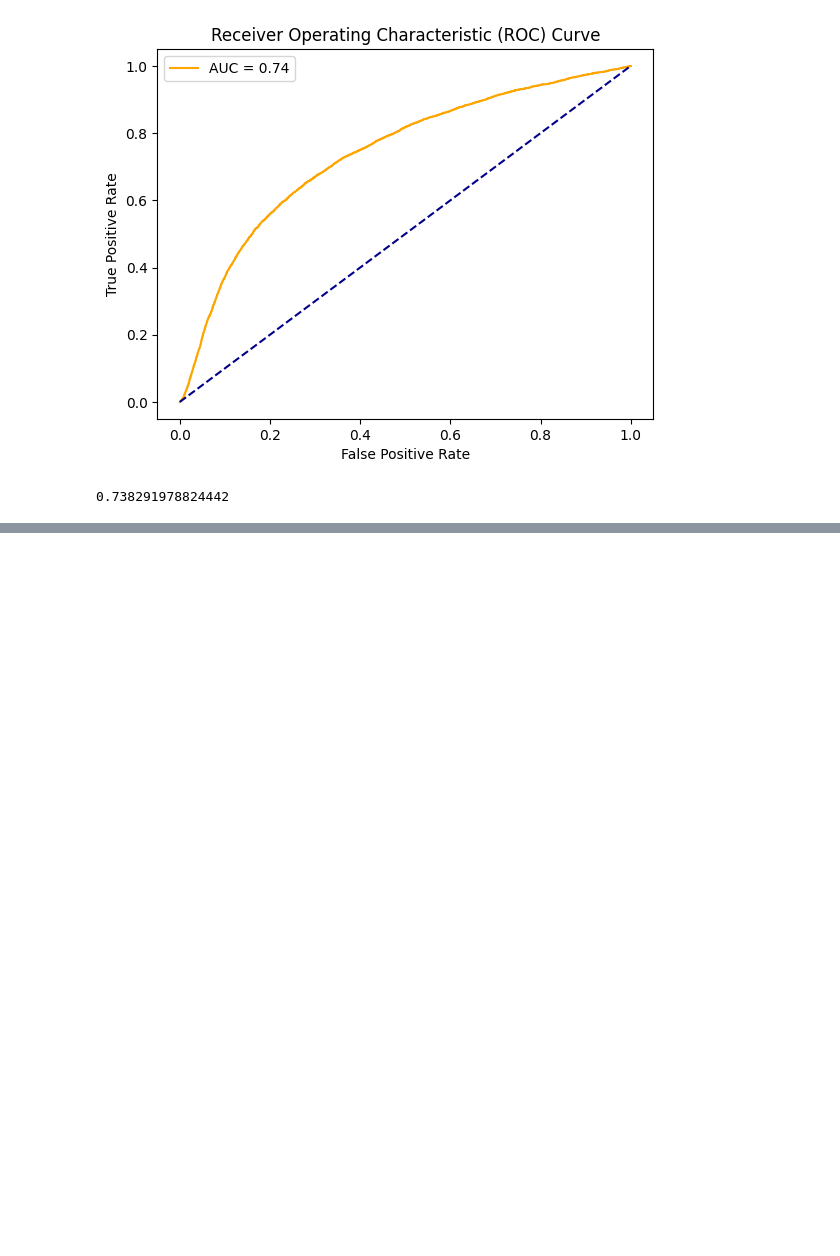
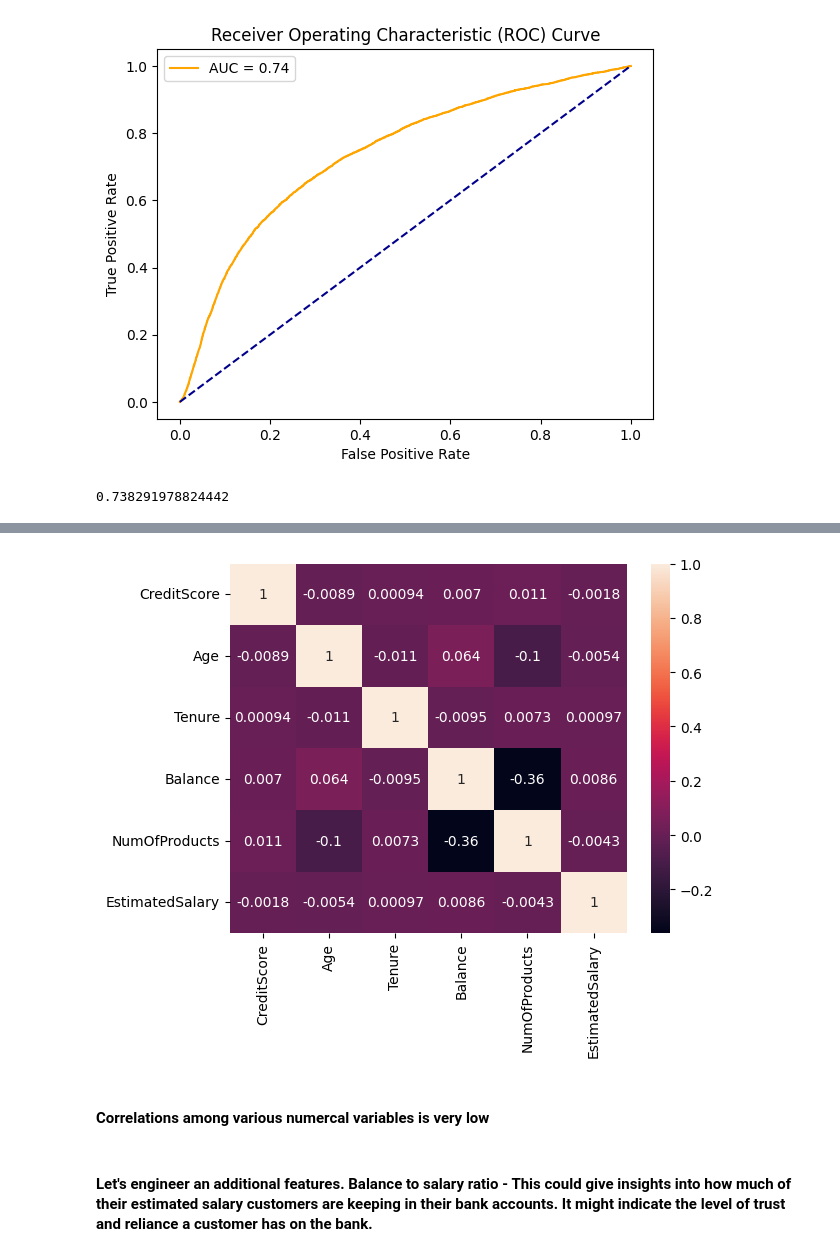
Before and after one commit to raulghosh/KaggleBankCustomerChurn, a Jupyter notebook: Churn_Prediction.ipynb, the cells around one changed output, grey strips where cells are left out. Cells and saved outputs as stored; diff of their text form; code cells hidden in the pictures; blank space fills up the shorter version.

Commit message:
Kaggle Notebook | CustomerChurn | Version 9

```diff
--- a/Churn_Prediction.ipynb
+++ b/Churn_Prediction.ipynb
@@ -346,0 +350,9 @@ AUC(val_y,y_probs_smote)
+# %%
+# a function to segregate the numerical and binary variables
+def numerical_dataframe(df):
+    binary_cols = [col for col in df.columns if df[col].dropna().value_counts().index.isin([0, 1]).all()]
+    numerical_cols = [col for col in df.columns if col not in binary_cols]
+    return df[numerical_cols],df[binary_cols]
+# %%
+df_numerical=numerical_dataframe(df_train)[0]
+df_numerical.head()
@@ -346,0 +367,3 @@ AUC(val_y,y_probs_smote)
+# %%
+df_numerical=df_numerical.drop(columns=["CustomerId","Surname"])
+df_numerical.head()
@@ -346,0 +378,10 @@ AUC(val_y,y_probs_smote)
+# %%
+corr_matrix=df_numerical.corr()
+sns.heatmap(corr_matrix, annot=True)
+plt.show()
+# %% [output]
+[figure, added]
+# %% [markdown]
+#### Correlations among various numercal variables is very low
+# %% [markdown]
+#### Let's engineer an additional features. Balance to salary ratio - This could give insights into how much of their estimated salary customers are keeping in their bank accounts. It might indicate the level of trust and reliance a customer has on the bank.
```
Also changed, not shown: parts of 36 cells of this notebook.
